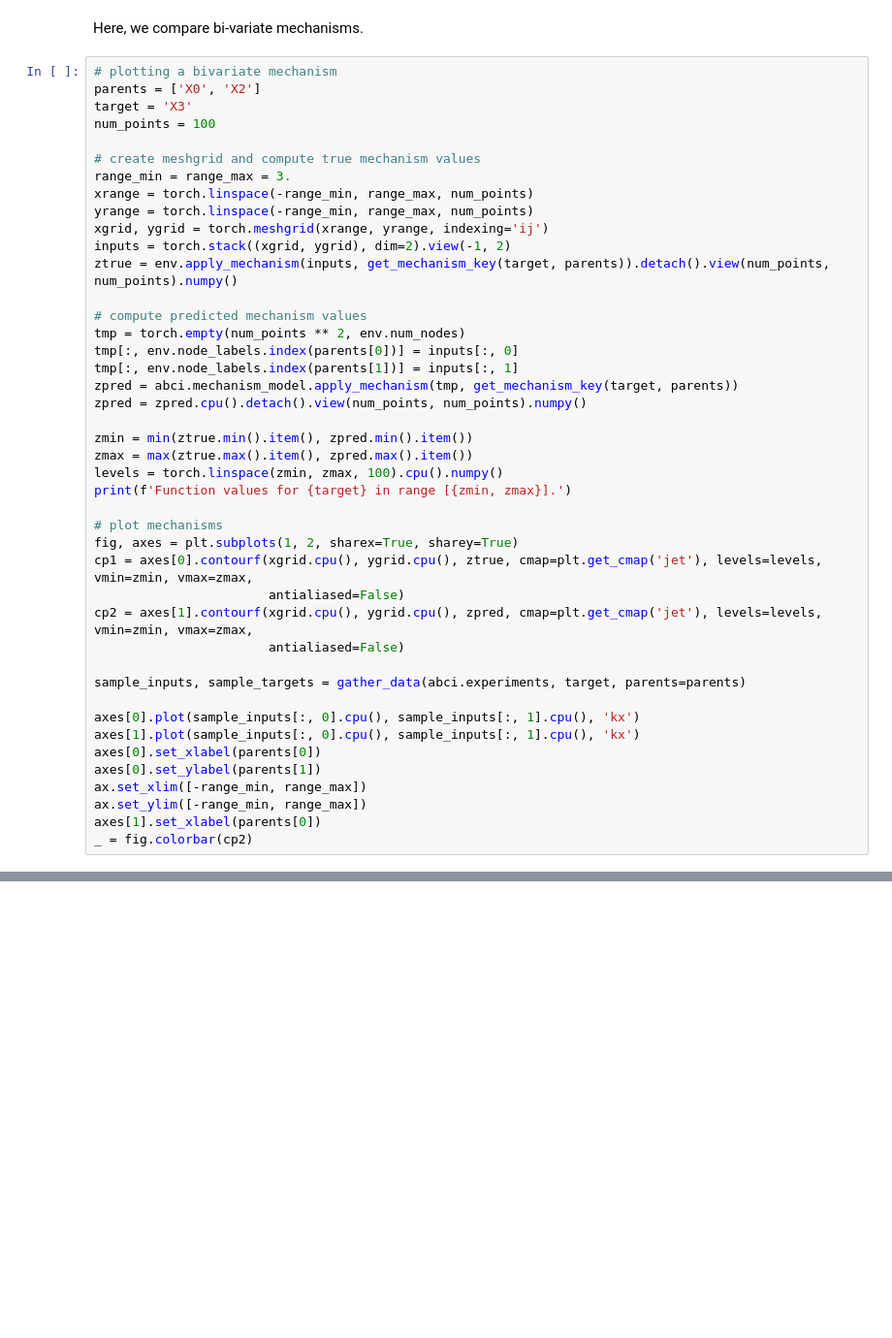
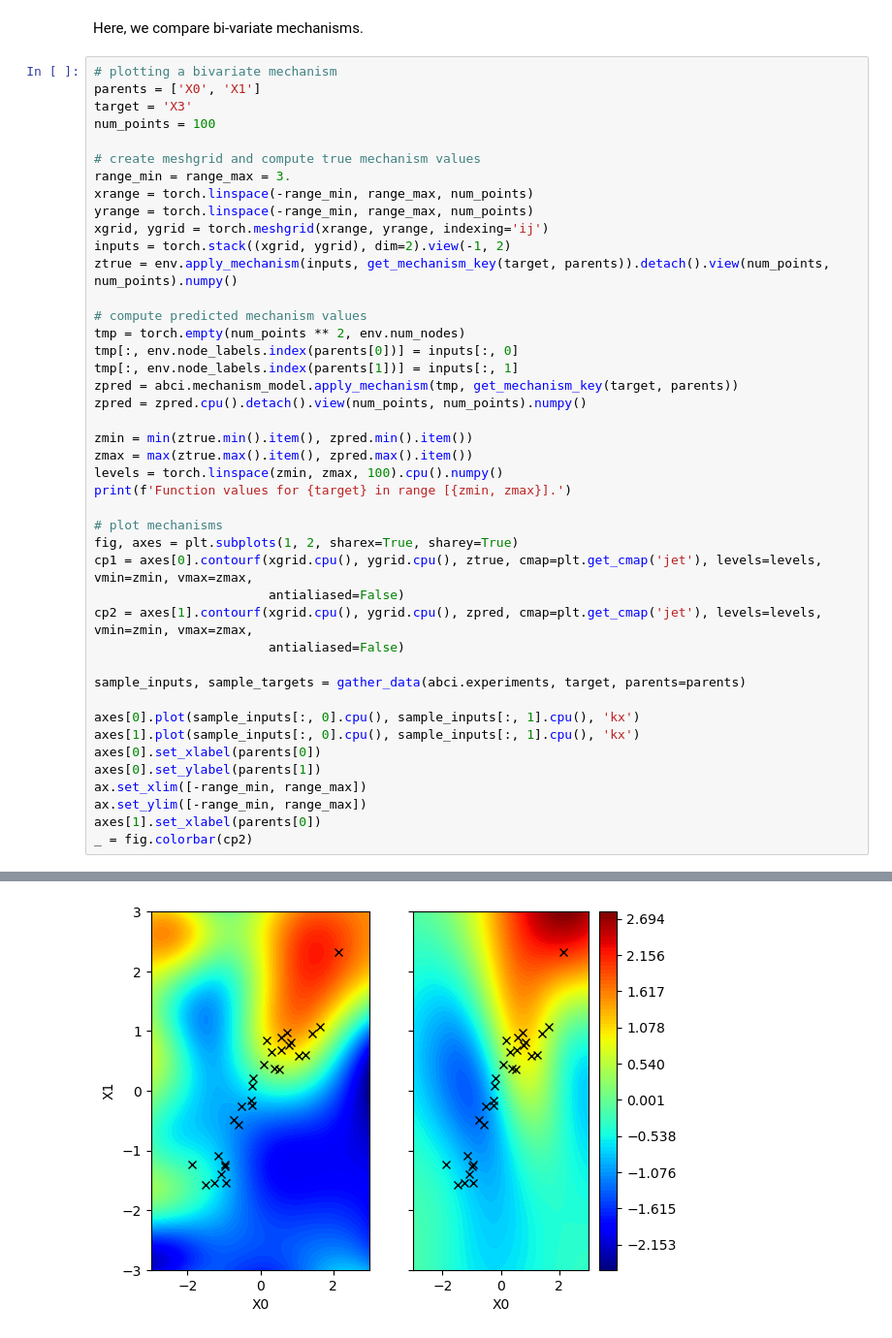
Before and after one commit to erwinpfeiler/abci-arco-gp, a Jupyter notebook: notebooks/example_arco_gp.ipynb, the cells around one changed output, grey strips where cells are left out. Shown: that part at 97% size. Saved outputs shown, nothing was run; the diff lists cells and outputs as text; blank space fills up the shorter version.

```diff
--- a/notebooks/example_arco_gp.ipynb
+++ b/notebooks/example_arco_gp.ipynb
@@ -114,7 +156,7 @@ plt.tight_layout()
 Here, we compare bi-variate mechanisms.
 # %%
 # plotting a bivariate mechanism
-parents = ['X0', 'X2']
+parents = ['X0', 'X1']
 target = 'X3'
 num_points = 100
 
@@ -155,3 +197,4 @@ ax.set_xlim([-range_min, range_max])
 ax.set_ylim([-range_min, range_max])
 axes[1].set_xlabel(parents[0])
 _ = fig.colorbar(cp2)
+# %% [output]
@@ -157,0 +202 @@ _ = fig.colorbar(cp2)
+[figure, added]
```
Also changed, not shown: parts of 6 cells of this notebook, 5 other files.
